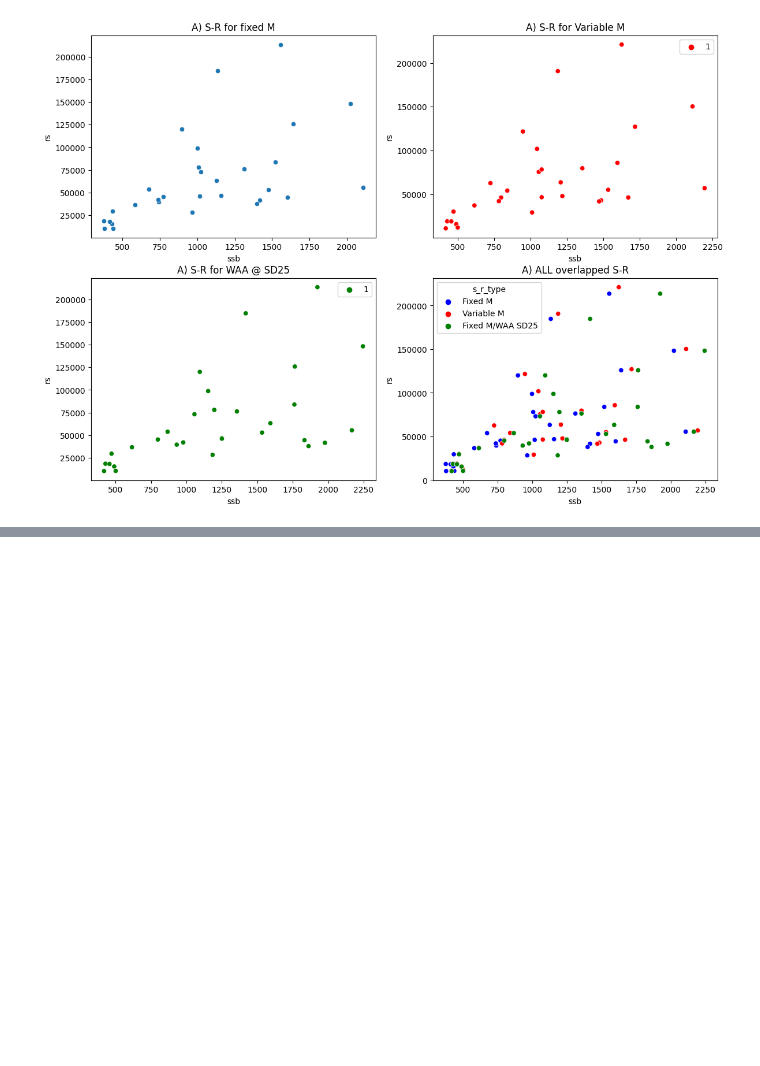
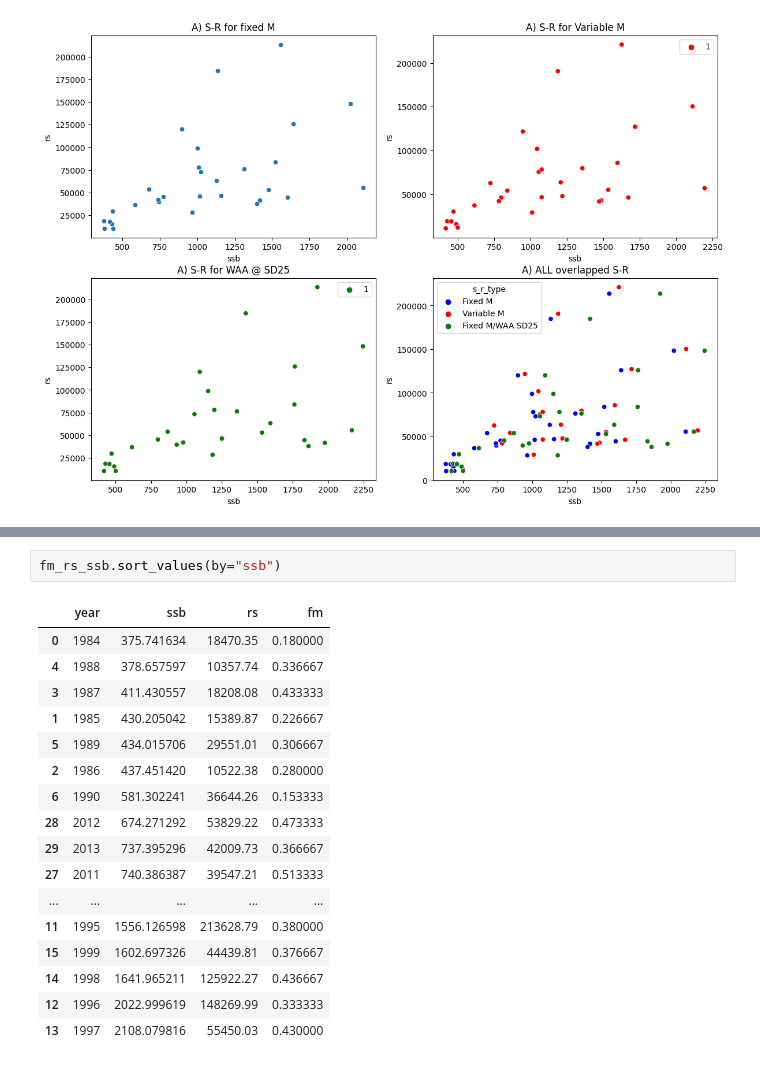
Before and after one commit to d2gex/pfs_slu, a Jupyter notebook: python/vap_fixed_terms.ipynb, the cells around one changed output, grey strips where cells are left out. Saved outputs shown, nothing was run; the diff lists cells and outputs as text; blank space fills up the shorter version.

```diff
--- a/python/vap_fixed_terms.ipynb
+++ b/python/vap_fixed_terms.ipynb
@@ -663,0 +813,20 @@ plt.subplots_adjust(wspace = 0.2, hspace=0.2)
+# %%
+fm_rs_ssb.sort_values(by="ssb")
+# %% [output]
+|  | year | ssb | rs | fm |
+| 0 | 1984 | 375.741634 | 18470.35 | 0.180000 |
+| 4 | 1988 | 378.657597 | 10357.74 | 0.336667 |
+| 3 | 1987 | 411.430557 | 18208.08 | 0.433333 |
+| 1 | 1985 | 430.205042 | 15389.87 | 0.226667 |
+| 5 | 1989 | 434.015706 | 29551.01 | 0.306667 |
+| 2 | 1986 | 437.451420 | 10522.38 | 0.280000 |
+| 6 | 1990 | 581.302241 | 36644.26 | 0.153333 |
+| 28 | 2012 | 674.271292 | 53829.22 | 0.473333 |
+| 29 | 2013 | 737.395296 | 42009.73 | 0.366667 |
+| 27 | 2011 | 740.386387 | 39547.21 | 0.513333 |
+| ... | ... | ... | ... | ... |
+| 11 | 1995 | 1556.126598 | 213628.79 | 0.380000 |
+| 15 | 1999 | 1602.697326 | 44439.81 | 0.376667 |
+| 14 | 1998 | 1641.965211 | 125922.27 | 0.436667 |
+| 12 | 1996 | 2022.999619 | 148269.99 | 0.333333 |
+| 13 | 1997 | 2108.079816 | 55450.03 | 0.430000 |
```
Also changed, not shown: parts of 9 cells of this notebook.
